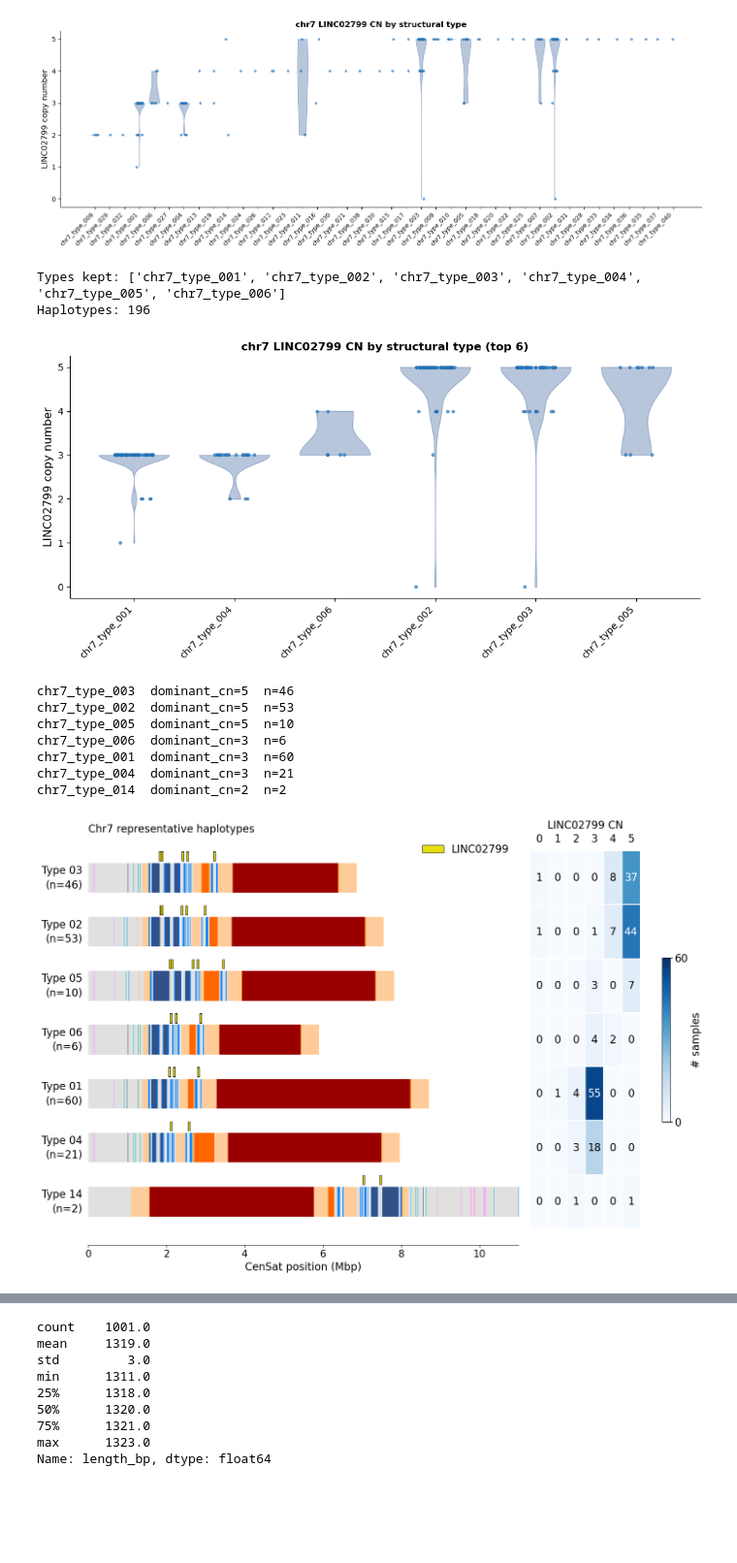
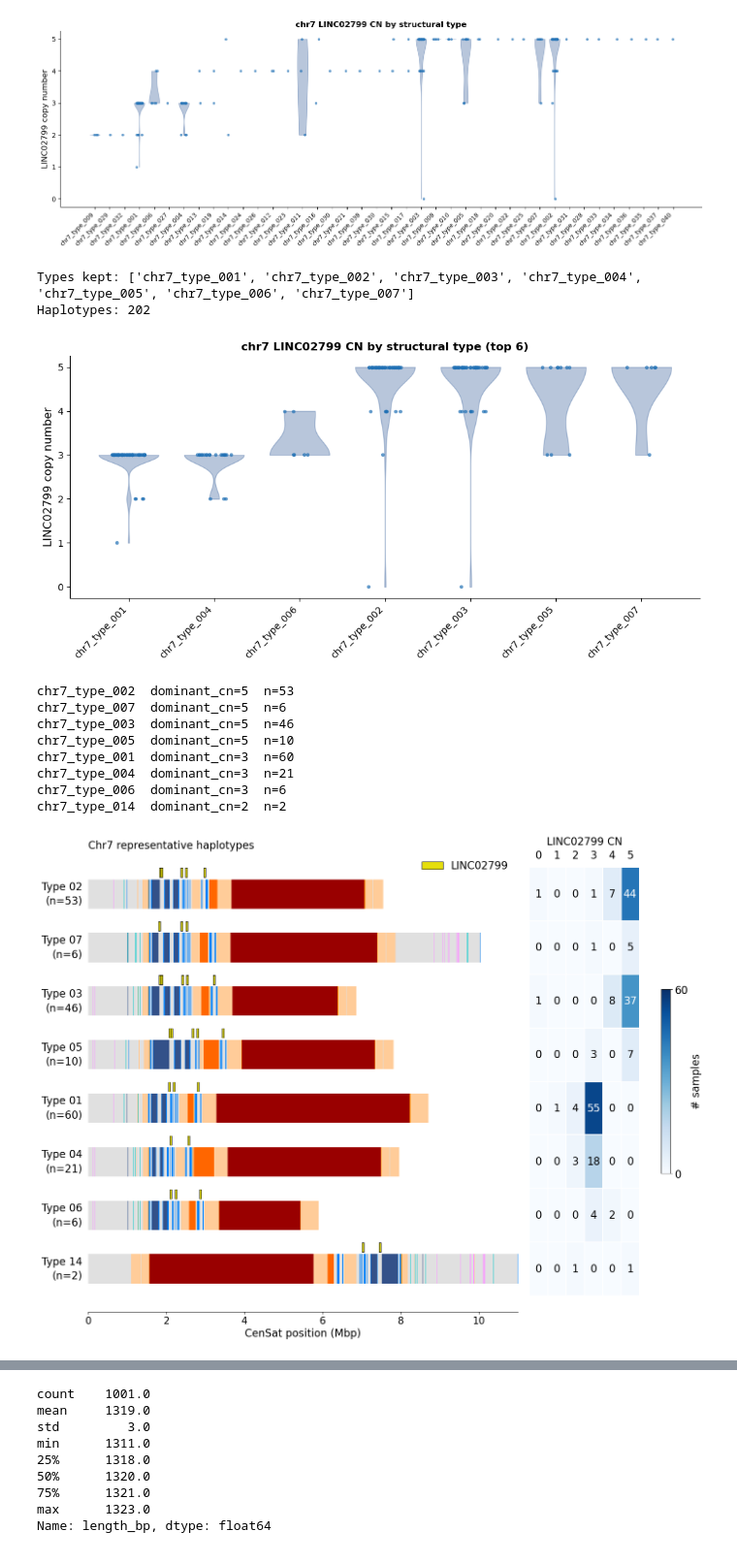
Before and after one commit to miramastoras/centrolign_analysis, a Jupyter notebook: analysis_notes/release2_QC_v2/notebooks/Fig1_genes_v3.ipynb, the cells around one changed output, grey strips where cells are left out. Shown at 97% size. Saved outputs shown, nothing was run; the diff lists cells and outputs as text; code cells hidden in the pictures; blank space fills up the shorter version.

```diff
--- a/analysis_notes/release2_QC_v2/notebooks/Fig1_genes_v3.ipynb
+++ b/analysis_notes/release2_QC_v2/notebooks/Fig1_genes_v3.ipynb
@@ -1368,21 +1367,0 @@ HG03927.2               5            5      yes            True
-# %%
-# identify the top leaf
-top_leaf = terminals2[0]
-sid, hap = top_leaf.name.rsplit('.', 1)
-print(f"Sample: {sid} hap{hap}  CN={focus_cn_map.get(top_leaf.name)}")
-
-region = region_idx.get((sid, hap))
-print(f"Region: {region['region_start']:,} – {region['region_end']:,}")
-
-gene_rows = chr7_genes_df[(chr7_genes_df['sample_id'] == sid) &
-                           (chr7_genes_df['haplotype'] == hap) &
-                           (chr7_genes_df['gene_name'] == FOCUS_GENE)]
-print(f"\n{FOCUS_GENE} rows:")
-print(gene_rows[['gene_name', 'start', 'end', 'censat_annot']].to_string(index=False))
-
-if region is not None:
-    rs, re_ = region['region_start'], region['region_end']
-    for _, g in gene_rows.iterrows():
-        print(f"\nGene: {g['start']:,}–{g['end']:,}")
-        print(f"Within region: {rs <= g['start'] <= re_} / {rs <= g['end'] <= re_}")
-        print(f"Normalized: {(g['start']-rs)/1e6:.3f} – {(g['end']-rs)/1e6:.3f} Mbp")
@@ -2148,7 +2109,7 @@ struct_df['cn'] = struct_df['sample_hap'].map(focus_cn_map).fillna(0).astype(int
 top6_types = (struct_df.groupby('structural_type')
               .size()
               .sort_values(ascending=False)
-              .head(6)
+              .head(7)
               .index.tolist())
 
 plot_df = struct_df[struct_df['structural_type'].isin(top6_types)].copy()
@@ -2187,9 +2148,9 @@ ax.spines[['top', 'right']].set_visible(False)
 plt.tight_layout()
 plt.show()
 # %% [output]
-Types kept: ['chr7_type_001', 'chr7_type_002', 'chr7_type_003', 'chr7_type_004', 'chr7_type_005', 'chr7_type_006']
-Haplotypes: 196
+Types kept: ['chr7_type_001', 'chr7_type_002', 'chr7_type_003', 'chr7_type_004', 'chr7_type_005', 'chr7_type_006', 'chr7_type_007']
+Haplotypes: 202
-[figure, old version]
+[figure, new version]
 # %%
 import pandas as pd
 import numpy as np
@@ -2239,7 +2200,7 @@ rep_map = dict(zip(summary_df['structural_type'], summary_df['representative_sam
 top6 = (struct_df.groupby('structural_type')
         .size()
         .sort_values(ascending=False)
-        .head(6)
+        .head(7)
         .index.tolist())
 keep_types = list(set(top6 + ['chr7_type_014']))
 
@@ -2376,36 +2337,37 @@ ax_heat.set_ylim(-0.8, n_types - 0.2)
 ax_heat.invert_yaxis()
 ax_heat.set_xticks([i + 0.5 for i in range(len(cn_bins))])
 ax_heat.set_xticklabels([str(c) for c in cn_bins], fontsize=16)
 ax_heat.xaxis.set_label_position('top')
 ax_heat.xaxis.tick_top()
 ax_heat.tick_params(axis='x', pad=-15, length=0)
 ax_heat.set_xlabel(f"{FOCUS_GENE} CN", fontsize=16, labelpad=6)
 
 ax_heat.xaxis.set_label_position('top')
 ax_heat.xaxis.tick_top()
 ax_heat.set_xlabel(f"{FOCUS_GENE} CN", fontsize=16, labelpad=8)
 ax_heat.tick_params(top=False)
 ax_heat.set_yticks([])
 for spine in ax_heat.spines.values():
     spine.set_visible(False)
 
 handles = [mpatches.Patch(facecolor=GENE_FOCUS, edgecolor='black',
                           linewidth=0.8, label=FOCUS_GENE)]
 
 ax_ann.legend(handles=handles, loc='upper right', frameon=False,fontsize=16)
 
 
 plt.tight_layout()
 plt.show()
 # %% [output]
+chr7_type_002  dominant_cn=5  n=53
+chr7_type_007  dominant_cn=5  n=6
 chr7_type_003  dominant_cn=5  n=46
-chr7_type_002  dominant_cn=5  n=53
 chr7_type_005  dominant_cn=5  n=10
-chr7_type_006  dominant_cn=3  n=6
 chr7_type_001  dominant_cn=3  n=60
 chr7_type_004  dominant_cn=3  n=21
+chr7_type_006  dominant_cn=3  n=6
 chr7_type_014  dominant_cn=2  n=2
-[figure, old version]
+[figure, new version]
 # %%
 for stype in type_order_plot:
     rep = rep_map.get(stype, '')
```
Also changed, not shown: parts of 23 cells of this notebook, 5 other files.
